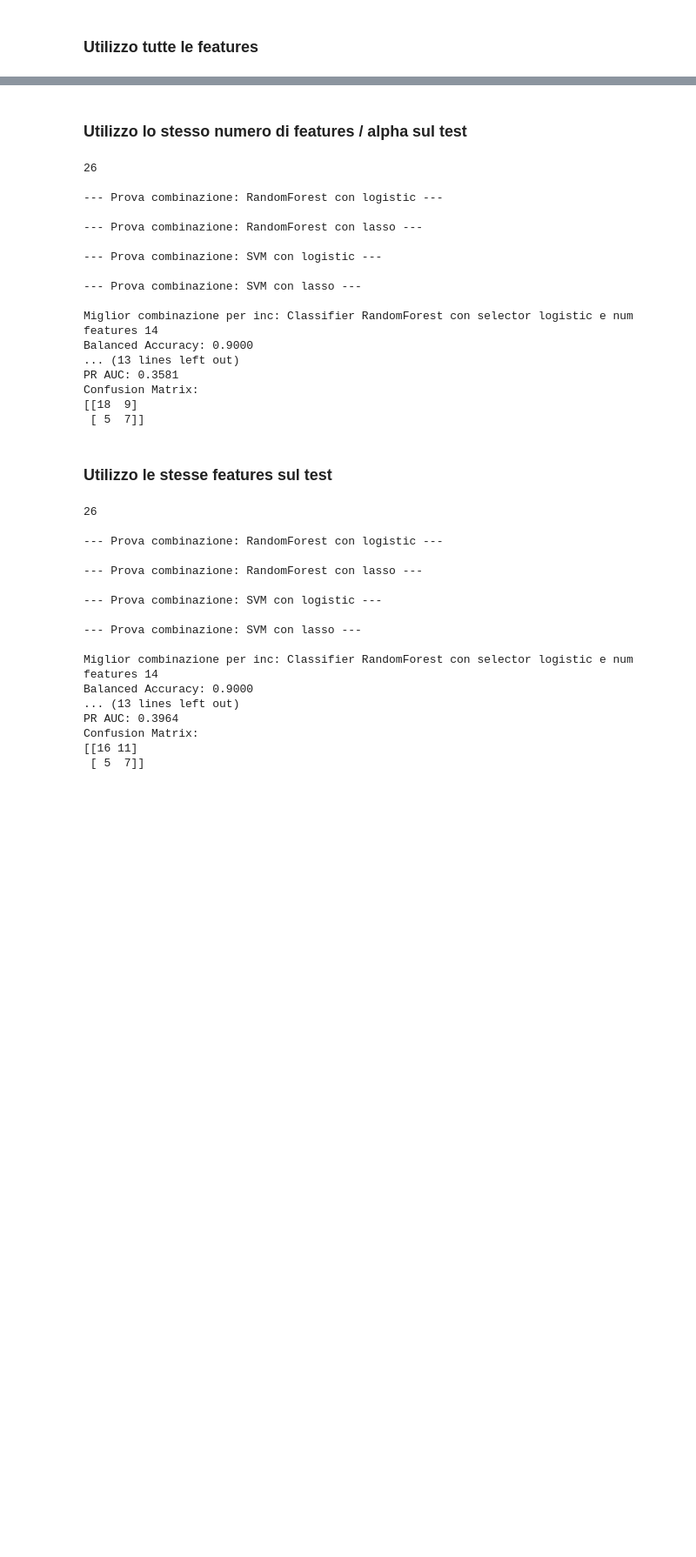
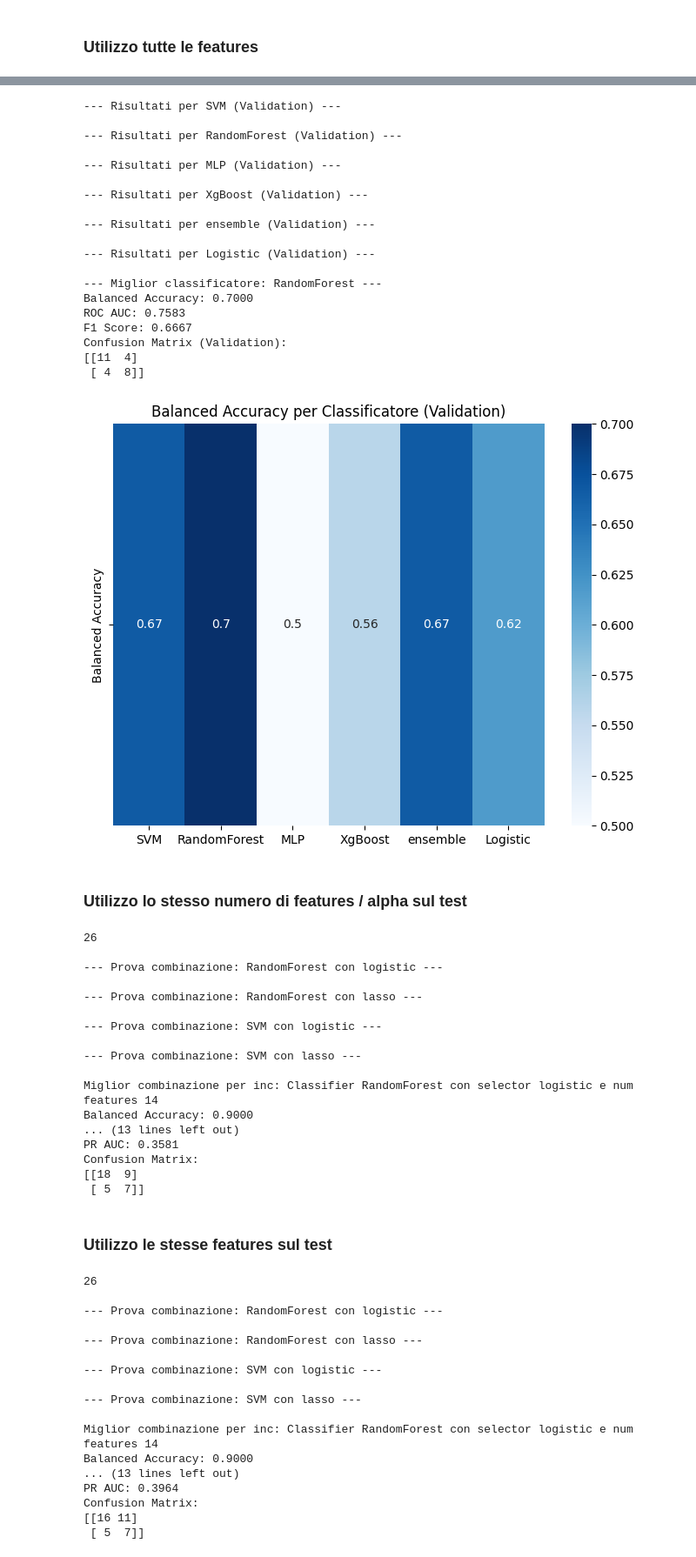
Before and after one commit to alessiamenozzi/TesiBaroniMenozzi, a Jupyter notebook: ClassificatoriFINAL/Class2DCombinatoCrossVal.ipynb, the cells around one changed output, grey strips where cells are left out. Shown at 87% size. Cells and saved outputs as stored; diff of their text form; code cells hidden in the pictures; blank space fills up the shorter version.

```diff
--- a/ClassificatoriFINAL/Class2DCombinatoCrossVal.ipynb
+++ b/ClassificatoriFINAL/Class2DCombinatoCrossVal.ipynb
@@ -1701,3 +1709,79 @@ Confusion Matrix (Test):
+# %%
+import matplotlib.pyplot as plt
+import seaborn as sns
+import numpy as np
+
+# Lista per memorizzare i risultati delle balanced accuracy
+classifier_results = []
+
+# Loop su ciascun classificatore
+for classifier in classifiers:
+    print(f"\n--- Risultati per {classifier} (Validation) ---")
+
+    # Risultati sul validation set
+    results = classification_method_features_fixed(classifier, X_train, Y_train, X_val, y_val)
+
+    # Aggiungi i risultati alla lista
+    classifier_results.append({
+        'classifier': classifier,
+        'balanced_accuracy': results['balanced_accuracy']
+    })
+
+    # Verifica se questo classificatore ha la migliore balanced accuracy
+    if results['balanced_accuracy'] > best_balanced_accuracy:
+        best_balanced_accuracy = results['balanced_accuracy']
+        best_roc_auc = results['roc_auc']  # Aggiorna anche ROC AUC
+        best_classifier = classifier
+        best_results = results
+    # In caso di parità sulla balanced accuracy, guarda la ROC AUC
+    elif results['balanced_accuracy'] == best_balanced_accuracy and results['roc_auc'] > best_roc_auc:
+        best_roc_auc = results['roc_auc']
+        best_classifier = classifier
+        best_results = results
+
+# Miglior classificatore trovato
+print(f"\n--- Miglior classificatore: {best_classifier} ---")
+print(f"Balanced Accuracy: {best_results['balanced_accuracy']:.4f}")
+print(f"ROC AUC: {best_results['roc_auc']:.4f}")
+print(f"F1 Score: {best_results['f1']:.4f}")
+print(f"Confusion Matrix (Validation):\n{best_results['confusion_matrix']}")
+
+# Estrai solo le balanced accuracy per la heatmap
+classifiers_names = [item['classifier'] for item in classifier_results]
+balanced_accuracies = [item['balanced_accuracy'] for item in classifier_results]
+
+# Crea la heatmap
+plt.figure(figsize=(8, 6))
+sns.heatmap(
+    np.array(balanced_accuracies).reshape(1, -1),
+    annot=True,
+    cmap="Blues",
+    xticklabels=classifiers_names,
+    yticklabels=["Balanced Accuracy"]
+)
+plt.title("Balanced Accuracy per Classificatore (Validation)")
+plt.show()
+# %% [output]
+--- Risultati per SVM (Validation) ---
+
+--- Risultati per RandomForest (Validation) ---
+
+--- Risultati per MLP (Validation) ---
+
+--- Risultati per XgBoost (Validation) ---
+
+--- Risultati per ensemble (Validation) ---
+
+--- Risultati per Logistic (Validation) ---
+
+--- Miglior classificatore: RandomForest ---
+Balanced Accuracy: 0.7000
+ROC AUC: 0.7583
+F1 Score: 0.6667
+Confusion Matrix (Validation):
+[[11  4]
+ [ 4  8]]
+[figure, added]
 # %% [markdown]
 ### Utilizzo lo stesso numero di features / alpha sul test
 # %%
```
Also changed, not shown: parts of 3 cells of this notebook, 5 other files.
